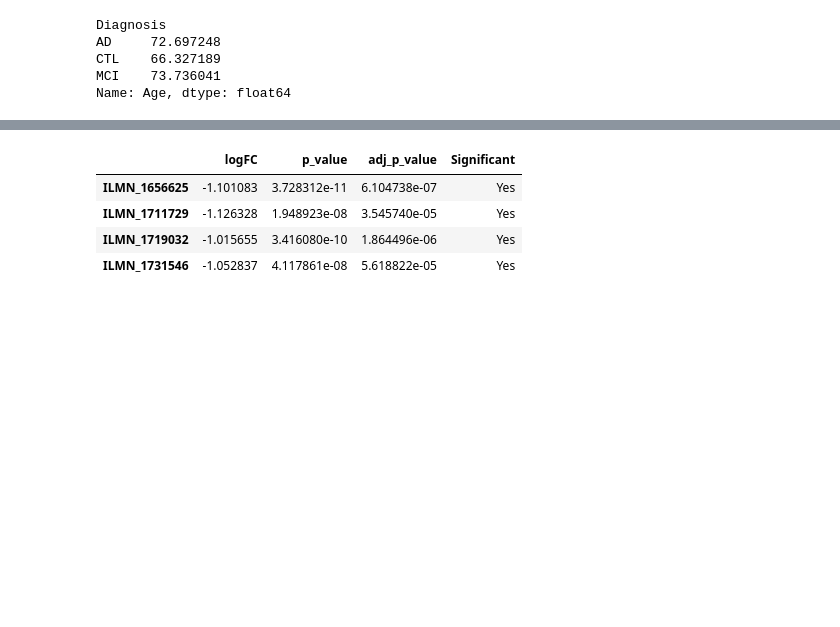
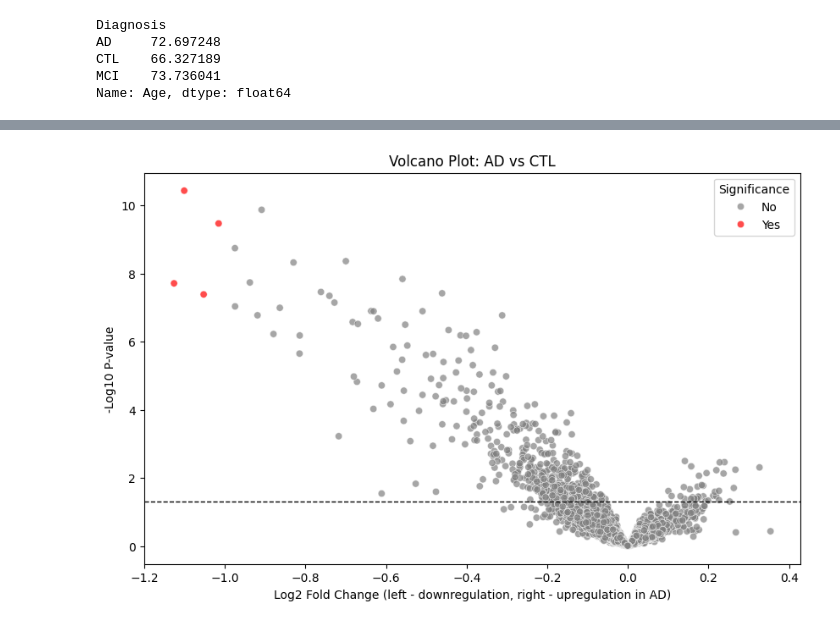
Before and after one commit to AlbertBay/AlzheimerCausalInference, a Jupyter notebook: differential_exp_analysis.ipynb, the cells around one changed output, grey strips where cells are left out. Drawn from its saved outputs; the diff is of its cells as text; code cells hidden in the pictures; blank space fills up the shorter version.

```diff
--- a/differential_exp_analysis.ipynb
+++ b/differential_exp_analysis.ipynb
@@ -23,3 +11,6 @@ gene_expression
+# %%
+clinical_data = pd.read_csv(CLINICAL_DATA_PATH)
+gene_expression = pd.read_csv(EXPRESSION_PATH)
 # %%
 gene_expression.groupby(['Diagnosis'])['Key'].count()
 # %% [output]
@@ -36,22 +27,3 @@ AD     72.697248
 CTL    66.327189
 MCI    73.736041
 Name: Age, dtype: float64
-# %%
-import pandas as pd
-import numpy as np
-import matplotlib.pyplot as plt
-import seaborn as sns
-from scipy.stats import ttest_ind
-from statsmodels.stats.multitest import multipletests
-
-# 1️⃣ Загрузка данных
-df = pd.read_csv('/Users/albertbay/Desktop/Работа/AlzheimerCausalInference/ANMerge_gene_expression_raw_under_90 (1).csv')
-
-# 2️⃣ Выбираем группы для сравнения (например, "AD" и "CTL")
-group_column = "Diagnosis"  # столбец с группами
-group1_name = "AD"   # Группа 1: Альцгеймер
-group2_name = "CTL"  # Группа 2: Контроль
-
-# 3️⃣ Разделение данных на метаданные и экспрессионные данные
-meta_cols = ["Key", "Visit", "Month", "Site", "Diagnosis", "Sex", "Age", "APOE", "MMSE", "Gexp_batch"]
-gene_expression = df.drop(columns=meta_cols)  # оставляем только гены
@@ -121,8 +76,4 @@ plt.show()
-# %%
-dea_results.query('Significant == "Yes"')
-# %% [output]
-|  | logFC | p_value | adj_p_value | Significant |
-| ILMN_1656625 | -1.101083 | 3.728312e-11 | 6.104738e-07 | Yes |
-| ILMN_1711729 | -1.126328 | 1.948923e-08 | 3.545740e-05 | Yes |
-| ILMN_1719032 | -1.015655 | 3.416080e-10 | 1.864496e-06 | Yes |
-| ILMN_1731546 | -1.052837 | 4.117861e-08 | 5.618822e-05 | Yes |
+# %%
+res_1 = make_volcano_plot(gene_expression, "AD", "CTL", confidence=0.95)
+# %% [output]
+[figure, added]
```
Also changed, not shown: parts of 9 cells of this notebook, 1 other file.
